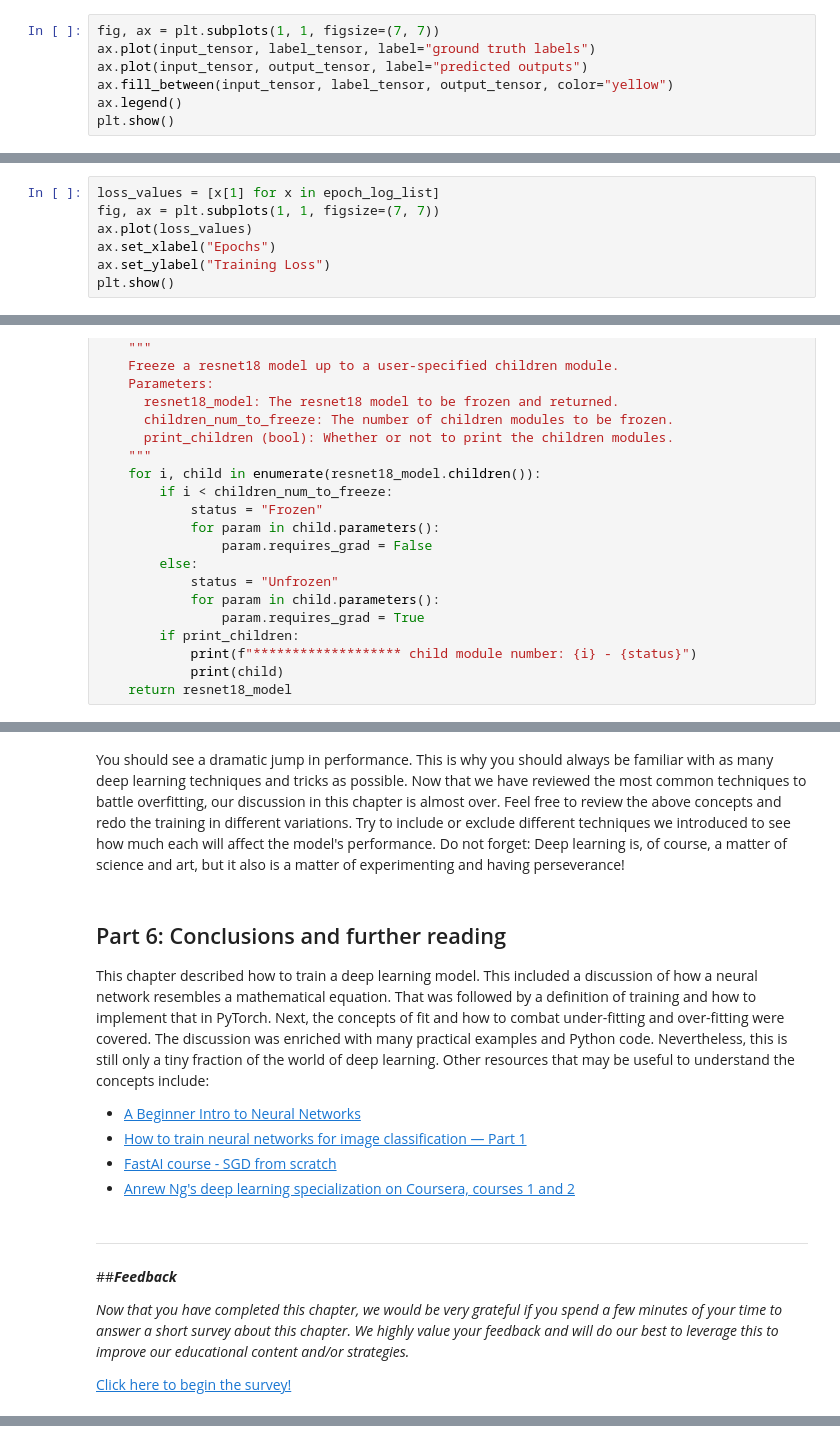
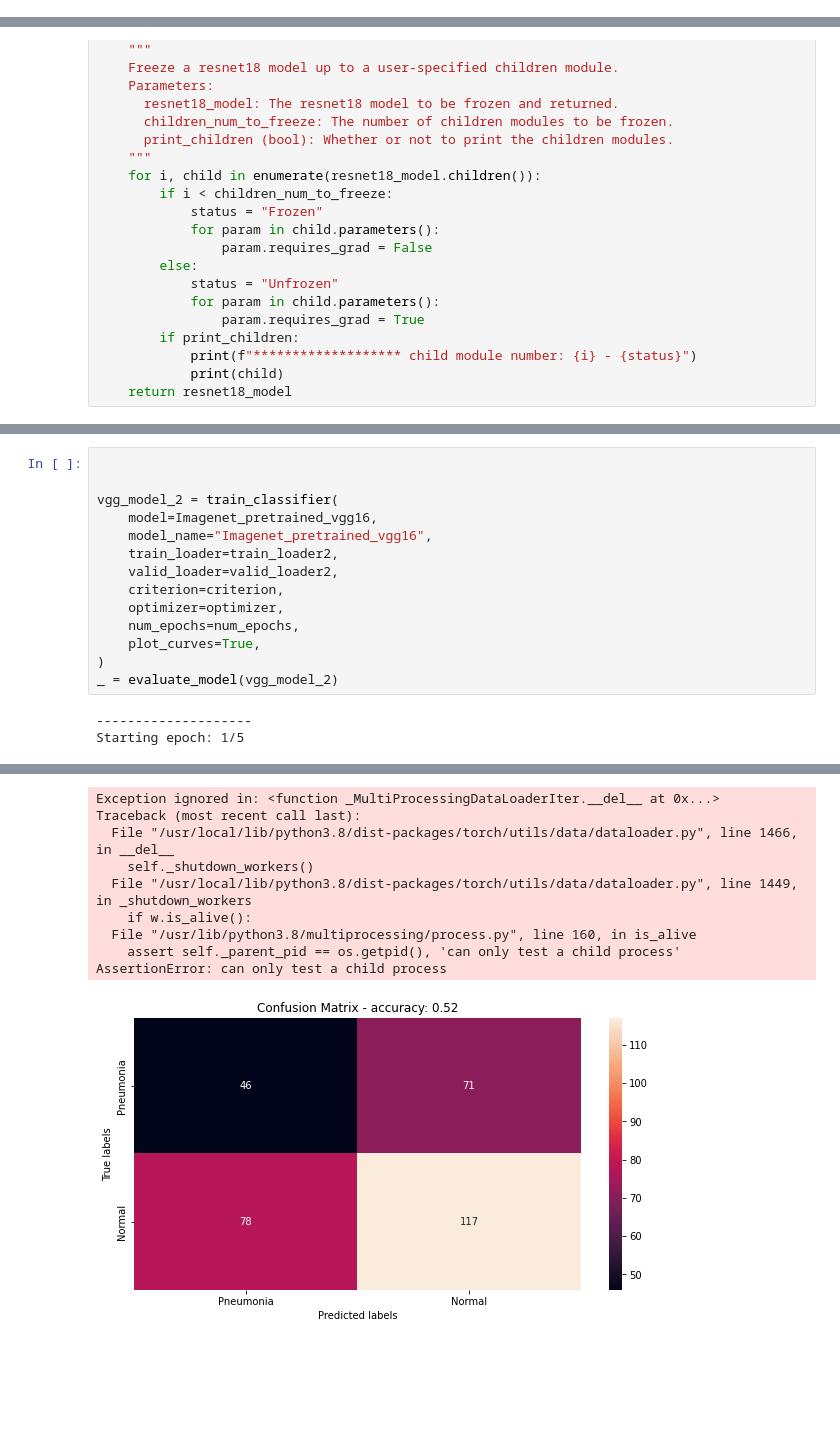
Before and after one commit to RSNA/AI-Deep-Learning-Lab-2019, a Jupyter notebook: DataAugmentation.ipynb, the cells around one changed output, grey strips where cells are left out. Saved outputs shown, nothing was run; the diff lists cells and outputs as text; blank space fills up the shorter version.

```diff
--- a/DataAugmentation.ipynb
+++ b/DataAugmentation.ipynb
@@ -849,7 +418,0 @@ Now you might wonder what this value of loss means! Well, that is not an easy qu
-# %%
-fig, ax = plt.subplots(1, 1, figsize=(7, 7))
-ax.plot(input_tensor, label_tensor, label="ground truth labels")
-ax.plot(input_tensor, output_tensor, label="predicted outputs")
-ax.fill_between(input_tensor, label_tensor, output_tensor, color="yellow")
-ax.legend()
-plt.show()
@@ -1058,7 +418,0 @@ Wow, these numbers are very close to the target values. Of course, our dummy pro
-# %%
-loss_values = [x[1] for x in epoch_log_list]
-fig, ax = plt.subplots(1, 1, figsize=(7, 7))
-ax.plot(loss_values)
-ax.set_xlabel("Epochs")
-ax.set_ylabel("Training Loss")
-plt.show()
@@ -1671,20 +758,17 @@ _ = evaluate_model(resnet18_model)
-# %% [markdown]
-You should see a dramatic jump in performance. This is why you should always be familiar with as many deep learning techniques and tricks as possible. Now that we have reviewed the most common techniques to battle overfitting, our discussion in this chapter is almost over. Feel free to review the above concepts and redo the training in different variations. Try to include or exclude different techniques we introduced to see how much each will affect the model's performance. Do not forget: Deep learning is, of course, a matter of science and art, but it also is a matter of experimenting and having perseverance!
-# %% [markdown]
-## Part 6: Conclusions and further reading
-
-This chapter described how to train a deep learning model. This included a discussion of how a neural network resembles a mathematical equation. That was followed by a definition of training and how to implement that in PyTorch. Next, the concepts of fit and how to combat under-fitting and over-fitting were covered. The discussion was enriched with many practical examples and Python code.
-Nevertheless, this is still only a tiny fraction of the world of deep learning. Other resources that may be useful to understand the concepts include:
-
-*   [A Beginner Intro to Neural Networks](https://purnasaigudikandula.medium.com/a-beginner-intro-to-neural-networks-543267bda3c8)
-*   [How to train neural networks for image classification — Part 1](https://medium.com/nerd-for-tech/how-to-train-neural-networks-for-image-classification-part-1-21327fe1cc1)
-*   [FastAI course - SGD from scratch](https://course.fast.ai/videos/?lesson=4)
-*   [Anrew Ng's deep learning specialization on Coursera, courses 1 and 2](https://www.coursera.org/specializations/deep-learning)
-# %% [markdown]
----
-
-##***Feedback***
-
-*Now that you have completed this chapter, we would be very grateful if you spend a few minutes of your time to answer a short survey about this chapter. We highly value your feedback and will do our best to leverage this to improve our educational content and/or strategies.*
-
-[Click here to begin the survey!](https://docs.google.com/forms/d/e/1FAIpQLSddhdaAmeHmrKKRNXCLIQH6_mnIC3KR7XlDIVWGt3FSQhPDhQ/viewform)
+# %%
+
+
+vgg_model_2 = train_classifier(
+    model=Imagenet_pretrained_vgg16,
+    model_name="Imagenet_pretrained_vgg16",
+    train_loader=train_loader2,
+    valid_loader=valid_loader2,
+    criterion=criterion,
+    optimizer=optimizer,
+    num_epochs=num_epochs,
+    plot_curves=True,
+)
+_ = evaluate_model(vgg_model_2)
+# %% [output]
+--------------------
+Starting epoch: 1/5
@@ -1690,0 +795,10 @@ Nevertheless, this is still only a tiny fraction of the world of deep learning.
+Exception ignored in: <function _MultiProcessingDataLoaderIter.__del__ at 0x...>
+Traceback (most recent call last):
+  File "/usr/local/lib/python3.8/dist-packages/torch/utils/data/dataloader.py", line 1466, in __del__
+    self._shutdown_workers()
+  File "/usr/local/lib/python3.8/dist-packages/torch/utils/data/dataloader.py", line 1449, in _shutdown_workers
+    if w.is_alive():
+  File "/usr/lib/python3.8/multiprocessing/process.py", line 160, in is_alive
+    assert self._parent_pid == os.getpid(), 'can only test a child process'
+AssertionError: can only test a child process
+[figure, added]
```
Also changed, not shown: parts of 90 cells of this notebook.
